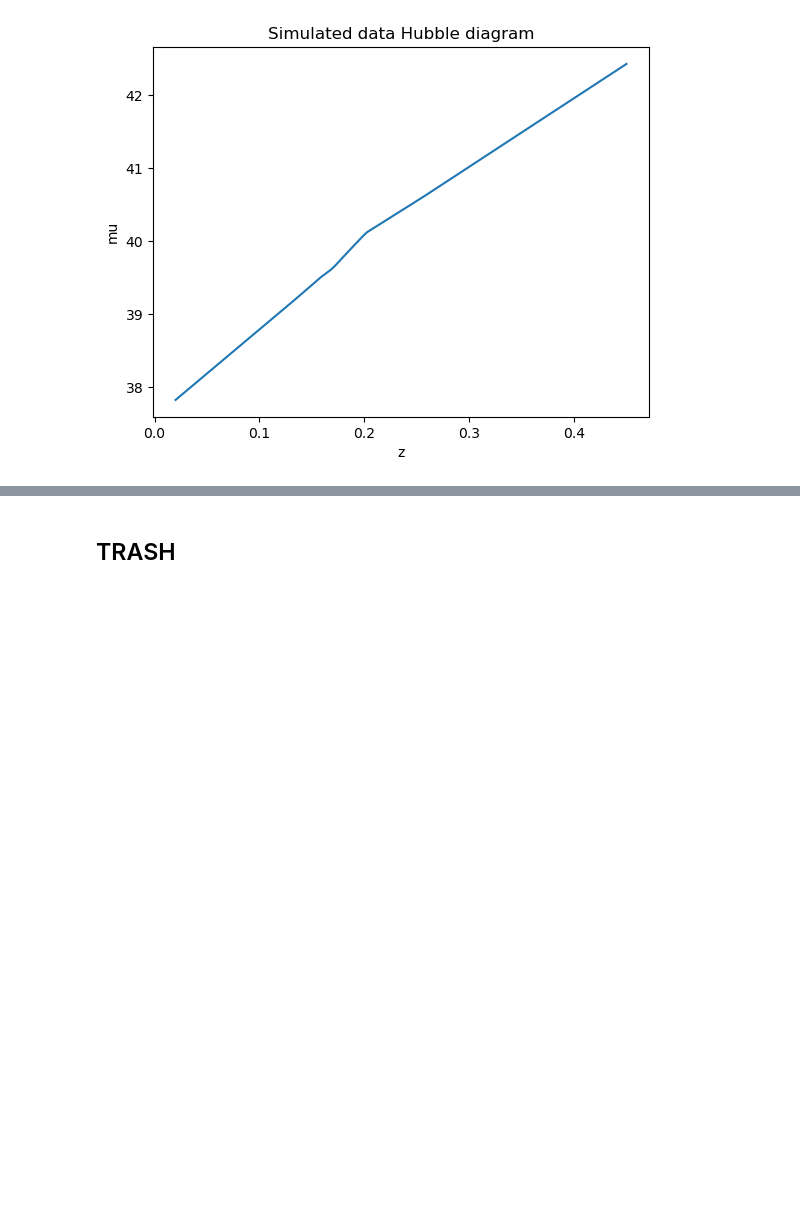
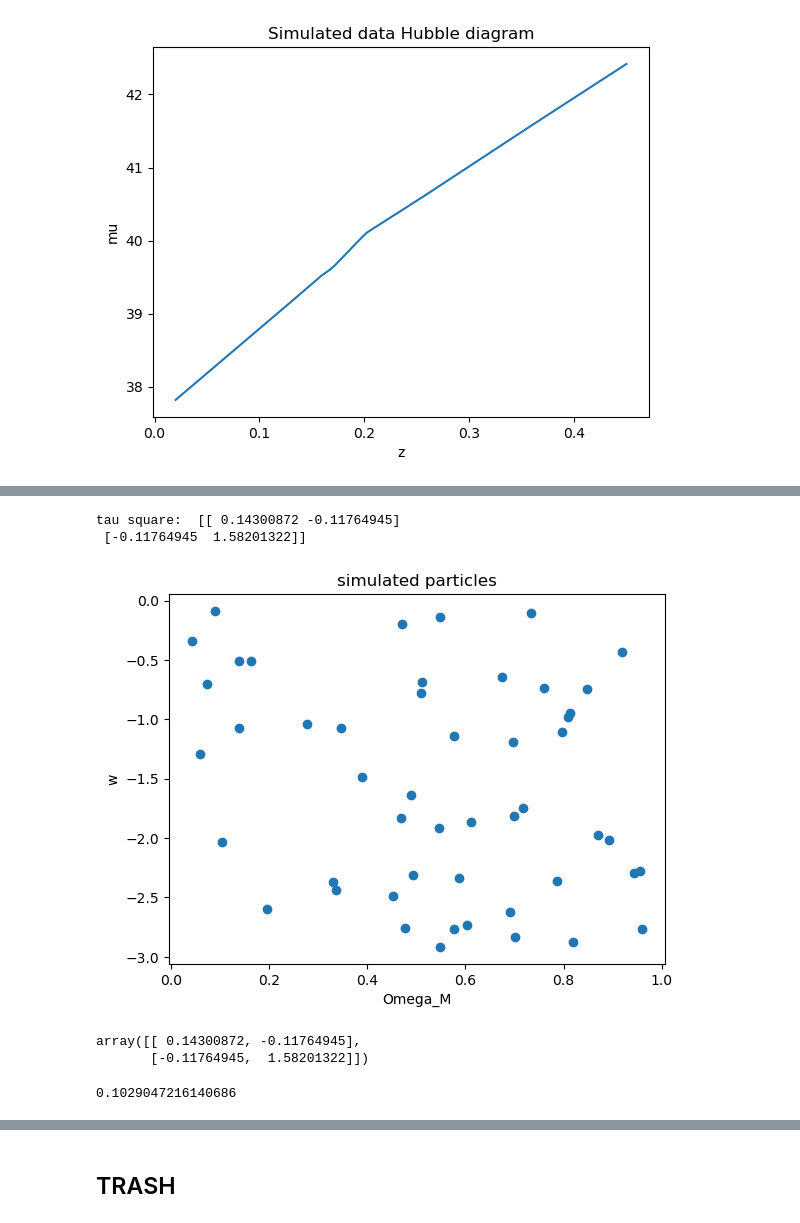
Before and after one commit to margherita-lera/SMC-ABC-for-Supernovae-Ia, a Jupyter notebook: smcabc.ipynb, the cells around one changed output, grey strips where cells are left out. Drawn from its saved outputs; the diff is of its cells as text; code cells hidden in the pictures; blank space fills up the shorter version.

```diff
--- a/smcabc.ipynb
+++ b/smcabc.ipynb
@@ -3,5 +3,6 @@ import numpy as np
 import matplotlib.pyplot as plt
 import funky as f
 import scipy
+rng=np.random.default_rng(seed=1)
 # %%
 mu, zhd= f.sim_wrapper([0.34,-1],'prova')
@@ -33,7 +30,7 @@ plt.show()
 # %%
 # errore si deve aggiornare a ogni trial
 # observed data: nel paper sono 200 sampled SNe con omega m =0.27 e w = -1. Ho=72 km s-1 mpc-1.
-N=500
+N=50
 
 
 w=np.repeat(1/N,repeats=N)
@@ -47,9 +44,9 @@ while len(theta_1)<N:
     theta=np.array([rng.uniform(0,1), rng.uniform(-3,0)])
 
     # simulate z and mu given choice of theta
-    z_1, mu_1= get_hubble_sim(theta)
-    # create summary statistics
-    _,mu_1=(smoother(z_1,mu_1))
+    mu_1, z_1= f.sim_wrapper(theta,'prova')
+    z_1,mu_1=(f.smoother(z_1,mu_1))
+
     # compute delta from summary stat. of real data
     delta = np.median(np.abs(mu_data - mu_1))
 
@@ -64 +71,23 @@ tau_square=2*np.cov(theta_t, rowvar=False)
+# %%
+print('tau square: ',tau_square)
+
+plt.scatter(theta_t[:,0],theta_t[:,1])
+plt.title('simulated particles')
+plt.xlabel('Omega_M')
+plt.ylabel('w')
+plt.show()
+# %% [output]
+tau square:  [[ 0.14300872 -0.11764945]
+ [-0.11764945  1.58201322]]
+[figure, added]
+# %%
+tau_square=2*np.cov(theta_t, rowvar=False)
+tau_square
+# %% [output]
+array([[ 0.14300872, -0.11764945],
+       [-0.11764945,  1.58201322]])
+# %%
+print(np.percentile(distances,q=75))
+# %% [output]
+0.1029047216140686
 # %%
```
Also changed, not shown: parts of 7 cells of this notebook, 1 other file.
